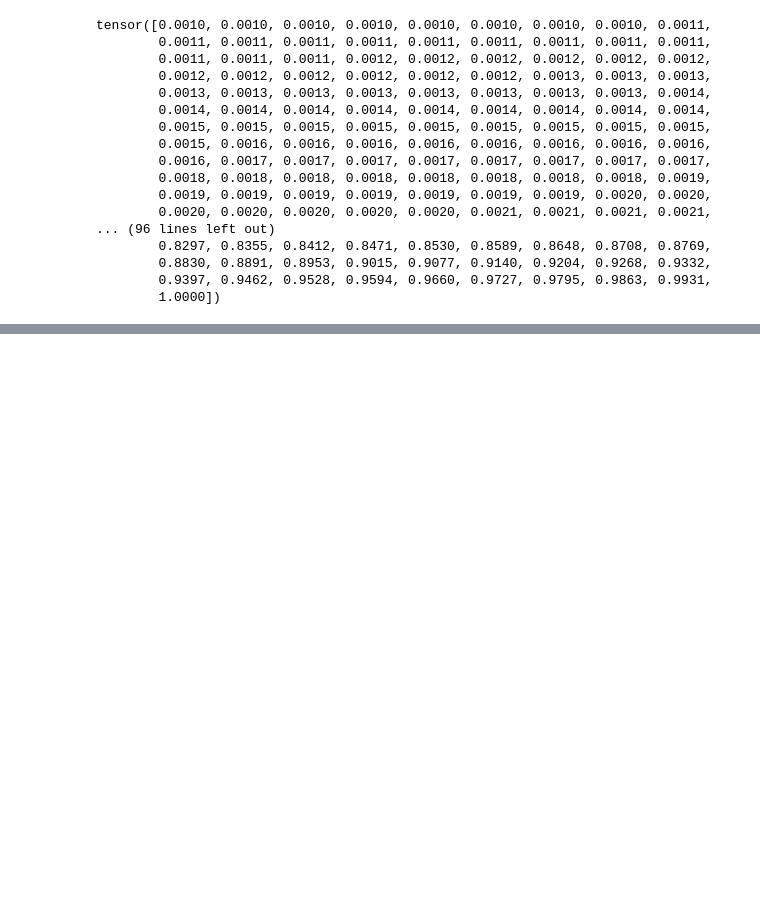
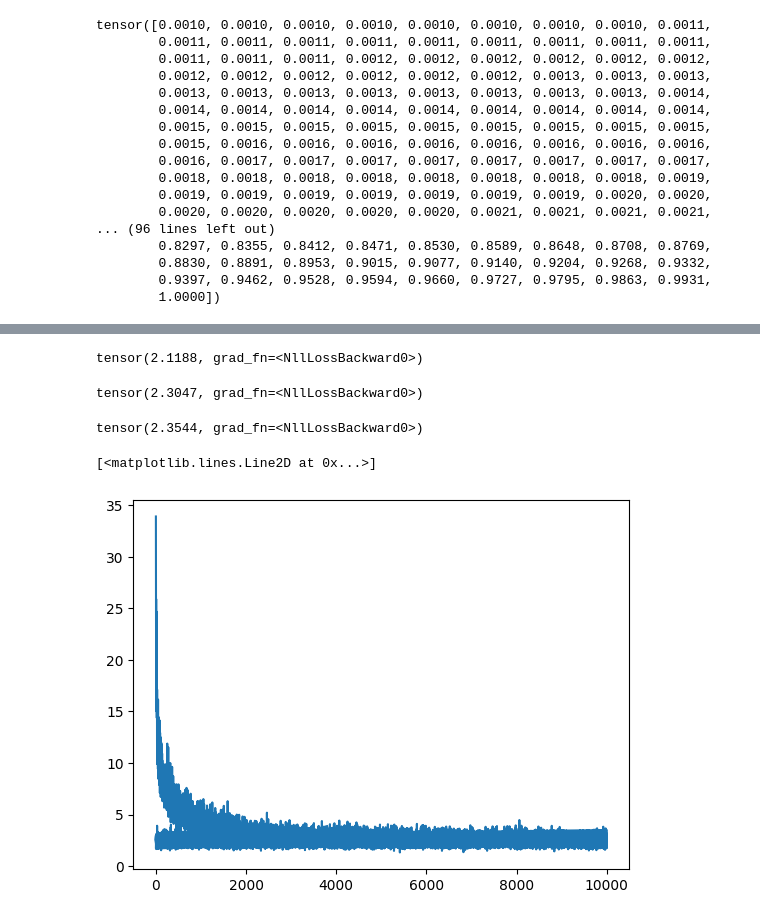
Before and after one commit to yacin-hamdi/deep_learning, a Jupyter notebook: pytorch/makemore/makemore_mlp.ipynb, the cells around one changed output, grey strips where cells are left out. Drawn from its saved outputs; the diff is of its cells as text; code cells hidden in the pictures; blank space fills up the shorter version.

```diff
--- a/pytorch/makemore/makemore_mlp.ipynb
+++ b/pytorch/makemore/makemore_mlp.ipynb
@@ -177,0 +163,6 @@ epoch:999, loss:3.000227451324463
+# %%
+emb = C[X]
+h = torch.tanh(emb.view(-1, 6) @ W1 + b1)
+logits = h @ W2 + b2
+loss = F.cross_entropy(logits, y)
+loss
@@ -182,0 +260,60 @@ plt.plot(lri, lossi)
+# %%
+g = torch.Generator().manual_seed(42)
+
+C = torch.randn(size=(27, 10), generator=g)
+W1 = torch.randn(size=(30, 256), generator=g)
+b1 = torch.randn(size=(256,), generator=g)
+W2 = torch.randn(size=(256, 27), generator=g)
+b2 = torch.randn(size=(27,), generator=g)
+
+
+
+parameters = [C, W1, b1, W2, b2]
+for p in parameters:
+  p.requires_grad = True
+# %%
+epochs_idx = []
+losses = []
+# %%
+for epoch in range(10000):
+  ix = torch.randint(0, Xtr.shape[0], size=(32,))
+  embed = C[Xtr[ix]]
+  h = torch.tanh(embed.view(-1, 30) @ W1 + b1)
+  logits = h @ W2 + b2
+  loss = F.cross_entropy(logits, ytr[ix])
+
+  for p in parameters:
+    p.grad = None
+
+  loss.backward()
+
+  lr = 0.1
+  for p in parameters:
+    p.data += -lr * p.grad
+
+  losses.append(loss.item())
+  epochs_idx.append(epoch)
+print(loss)
+# %% [output]
+tensor(2.1188, grad_fn=<NllLossBackward0>)
+# %%
+embed = C[Xtr]
+h = torch.tanh(embed.view(-1, 30) @ W1 + b1)
+logits = h @ W2 + b2
+loss = F.cross_entropy(logits, ytr)
+loss
+# %% [output]
+tensor(2.3047, grad_fn=<NllLossBackward0>)
+# %%
+embed = C[Xdev]
+h = torch.tanh(embed.view(-1, 30) @ W1 + b1)
+logits = h @ W2 + b2
+loss = F.cross_entropy(logits, ydev)
+loss
+# %% [output]
+tensor(2.3544, grad_fn=<NllLossBackward0>)
+# %%
+plt.plot(epochs_idx, losses)
+# %% [output]
+[<matplotlib.lines.Line2D at 0x...>]
+[figure, added]
```
Also changed, not shown: parts of 15 cells of this notebook.
